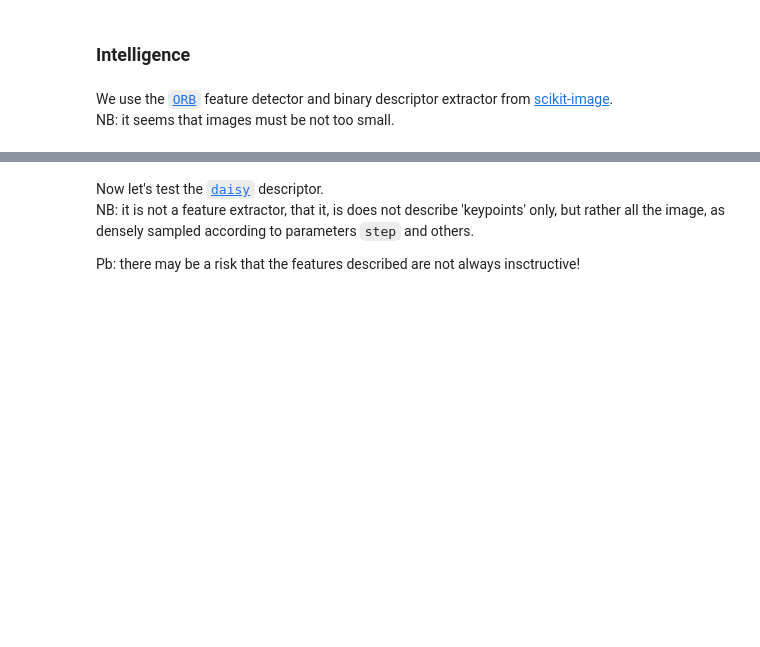
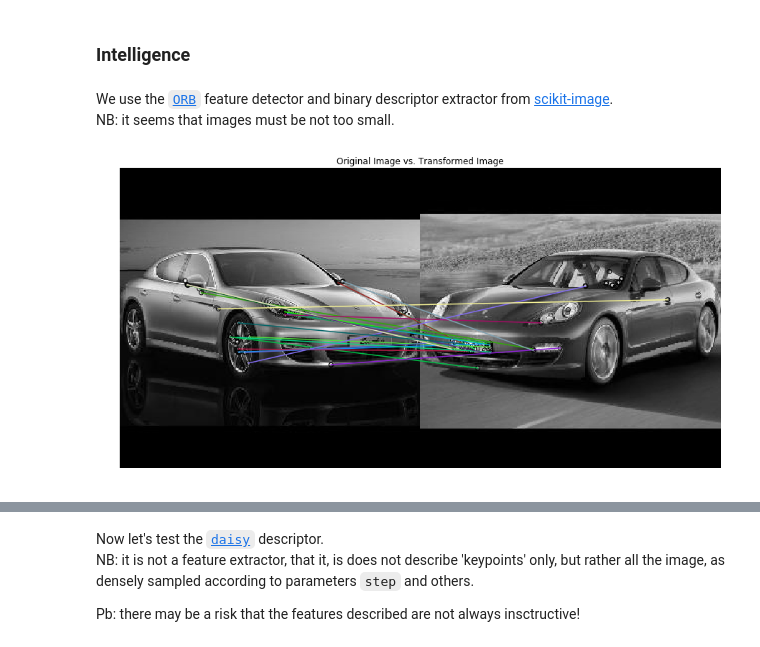
Before and after one commit to 0-tree/EIG3_IAFlash, a Jupyter notebook: IAFlash/exple_clustering.ipynb, the cells around one changed output, grey strips where cells are left out. Saved outputs shown, nothing was run; the diff lists cells and outputs as text; code cells hidden in the pictures; blank space fills up the shorter version.

```diff
--- a/IAFlash/exple_clustering.ipynb
+++ b/IAFlash/exple_clustering.ipynb
@@ -67,51 +67,53 @@ np.random.seed(seed)
 We use the [`ORB`](http://scikit-image.org/docs/stable/api/skimage.feature.html#skimage.feature.ORB) feature detector and binary descriptor extractor from [scikit-image](https://scikit-image.org).
 NB: it seems that images must be not too small.
 # %%
-# from skimage import data
-# from skimage import transform as tf
-# from skimage.feature import ORB, plot_matches, match_descriptors
-# import matplotlib.pyplot as plt
+from skimage import data
+from skimage import transform as tf
+from skimage.feature import ORB, plot_matches, match_descriptors
+import matplotlib.pyplot as plt
 
-# n_scales = 20 # 8
-# n_keypoints = 33
-# fast_n = int(16/2)
-# fast_threshold = 0.08 # decrease the threshold when more corners are desired and vice-versa
-# harris_k = 0.04 # small values of k result in detection of sharp corners
+n_scales = 8
+n_keypoints = 50
+fast_n = int(16/2)
+fast_threshold = 0.08 # decrease the threshold when more corners are desired and vice-versa
+harris_k = 0.04 # small values of k result in detection of sharp corners
 
 
-# image_file1 = os.path.join(pathToDataDir, 'Test', 'Porsche Panamera Sedan 2012/014241.jpg')
-# image_file2 = os.path.join(pathToDataDir, 'Test', 'Porsche Panamera Sedan 2012/014264.jpg')
+image_file1 = os.path.join(pathToDataDir, 'Test', 'Porsche Panamera Sedan 2012/014241.jpg')
+image_file2 = os.path.join(pathToDataDir, 'Test', 'Porsche Panamera Sedan 2012/014264.jpg')
 
-# image1 = Image.open(image_file1)
-# image2 = Image.open(image_file2)
+image1 = Image.open(image_file1)
+image2 = Image.open(image_file2)
 
 
-# img1 = np.array(image1.convert('L'))
-# img2 = np.array(image2.convert('L'))
+img1 = np.array(image1.convert('L'))
+img2 = np.array(image2.convert('L'))
 
 
-# descriptor_extractor = ORB(n_keypoints=n_keypoints,
-#                            downscale=1.2,
-#                            n_scales=n_scales,
-#                            fast_n=fast_n,
-#                            fast_threshold=fast_threshold,
-#                            harris_k=harris_k)
+descriptor_extractor = ORB(n_keypoints=n_keypoints,
+                           downscale=1.2,
+                           n_scales=n_scales,
+                           fast_n=fast_n,
+                           fast_threshold=fast_threshold,
+                           harris_k=harris_k)
 
-# descriptor_extractor.detect_and_extract(img1)
-# keypoints1 = descriptor_extractor.keypoints
-# descriptors1 = descriptor_extractor.descriptors
+descriptor_extractor.detect_and_extract(img1)
+keypoints1 = descriptor_extractor.keypoints
+descriptors1 = descriptor_extractor.descriptors
 
-# descriptor_extractor.detect_and_extract(img2)
-# keypoints2 = descriptor_extractor.keypoints
-# descriptors2 = descriptor_extractor.descriptors
+descriptor_extractor.detect_and_extract(img2)
+keypoints2 = descriptor_extractor.keypoints
+descriptors2 = descriptor_extractor.descriptors
 
-# matches12 = match_descriptors(descriptors1, descriptors2, cross_check=True)
+matches12 = match_descriptors(descriptors1, descriptors2, cross_check=True)
 
-# f = plt.figure(figsize = (15,10))
-# ax = f.add_subplot(1,1,1)
+f = plt.figure(figsize = (15,10))
+ax = f.add_subplot(1,1,1)
 
-# plot_matches(ax, img1, img2, keypoints1, keypoints2, matches12)
-# ax.axis('off')
-# ax.set_title("Original Image vs. Transformed Image")
+plot_matches(ax, img1, img2, keypoints1, keypoints2, matches12)
+ax.axis('off')
+ax.set_title("Original Image vs. Transformed Image")
 
-# plt.show()
+plt.show()
+# %% [output]
+[figure, added]
```
Also changed, not shown: parts of 20 cells of this notebook, 1 other file.
